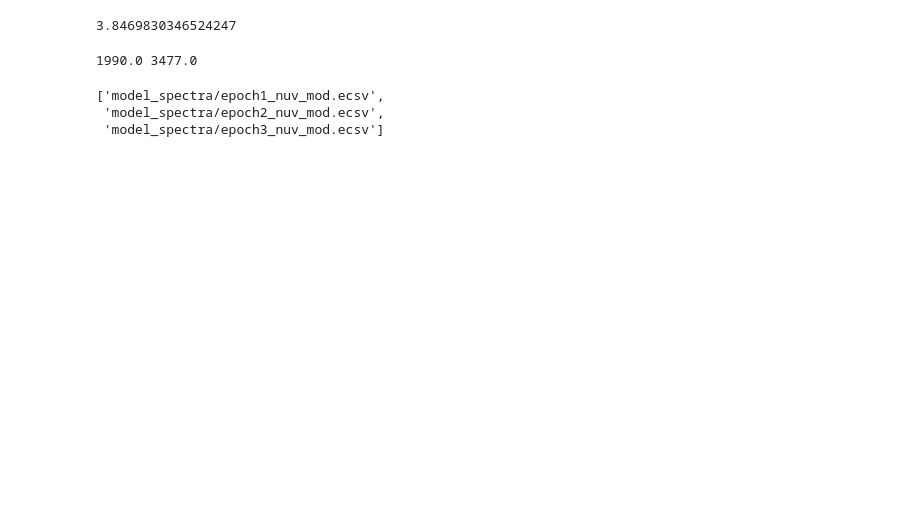
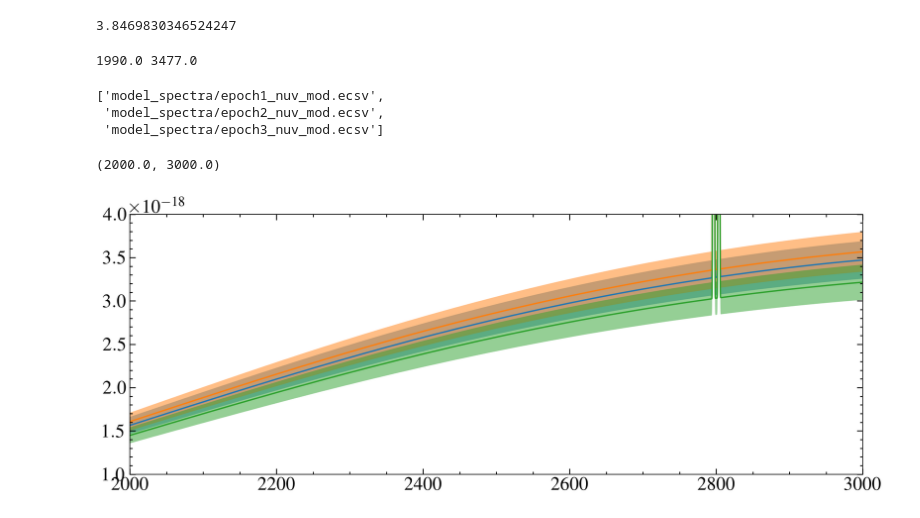
Before and after one commit to davidjwilson/SEDs, a Jupyter notebook: trappist-1/hst_photometry/science2.ipynb, the cells around one changed output. Drawn from its saved outputs; the diff is of its cells as text; code cells hidden in the pictures; blank space fills up the shorter version.

```diff
--- a/trappist-1/hst_photometry/science2.ipynb
+++ b/trappist-1/hst_photometry/science2.ipynb
@@ -810,7 +810,7 @@ def nuv_bb_model(amp_in, scale_in):
         return amplitude
     mg_mod.amplitude_1.tied = tiedamp
 
-    bb_mod = models.BlackBody(temperature=8500*u.K, scale=scale_in*u.erg/u.s/u.cm**2/u.AA/u.sr, fixed=dict(temperature=True, scale=True))
+    bb_mod = models.BlackBody(temperature=8500*u.K, scale=scale_in*u.erg/u.s/u.cm**2/u.AA/u.sr, fixed=dict(temperature=True))
 
 
 
@@ -928,6 +944,28 @@ mods
 ['model_spectra/epoch1_nuv_mod.ecsv',
  'model_spectra/epoch2_nuv_mod.ecsv',
  'model_spectra/epoch3_nuv_mod.ecsv']
+# %%
+fig, ax = plt.subplots()
+
+
+for i, mod in enumerate(mods):
+    data = Table.read(mod)
+    mw, mf, me = data['WAVELENGTH'], data['FLUX'], data['ERROR']
+#     fix, ax = plt.subplots()
+    # fig, ax = plt.subplot_mosaic([[0, 0, 0],[0,0,0], [1,1,1]], sharex=True, figsize=(12, 6))
+    phot_f = np.array([f225w_avs[i], f275w_avs[i], f280n_avs[i]])
+    phot_e = np.array([f225w_aves[i], f275w_aves[i], f280n_aves[i]])
+
+    # ax.errorbar(phot_w, phot_f, yerr=phot_e, marker='o', ls='none', markeredgecolor='k', label = 'WFC3 Photometry', zorder=10)
+    # ax.set_yscale('log')
+    ax.plot(mw, mf, label = 'NUV model')
+    ax.fill_between(mw, mf+me, mf-me, alpha=0.5)
+
+ax.set_ylim(0.1e-17, 0.4e-17)
+ax.set_xlim(2000, 3000)
+# %% [output]
+(2000.0, 3000.0)
+[figure, added]
 # %%
 def make_phot(bp_w, bp_cc, w, f, e=0):
     mask = (w >= bp_w[0]) & (w <= bp_w[-1])
```
Also changed, not shown: parts of 15 cells of this notebook, 16 other files.
